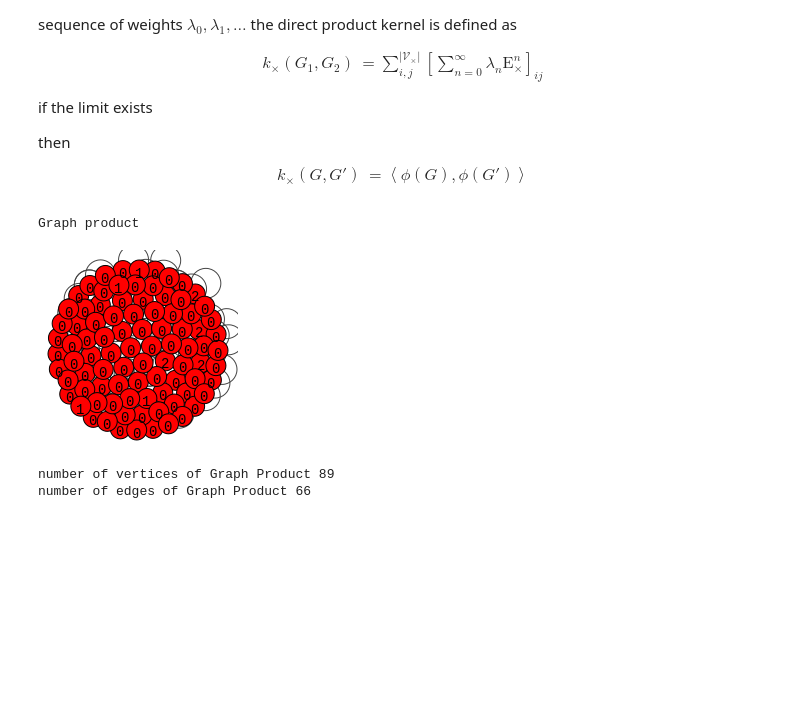
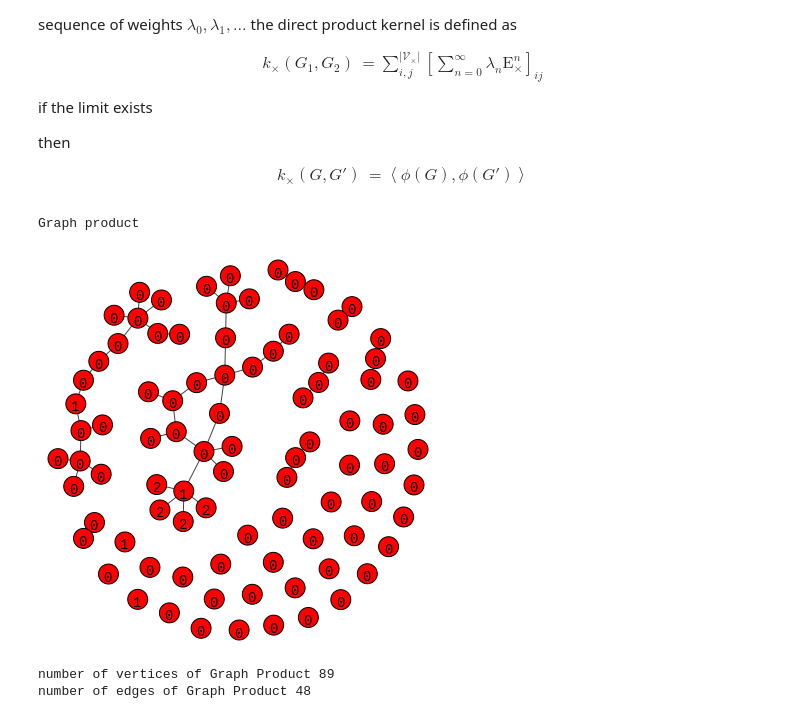
Before and after one commit to SaitejaUtpala/Implementation-of-Graph-kernels, a Jupyter notebook: Label_Pair_Graph_Kernels.ipynb, the cells around one changed output. Drawn from its saved outputs; the diff is of its cells as text; code cells hidden in the pictures; blank space fills up the shorter version.

Commit message:
fixed a bug in direct product function

```diff
--- a/Label_Pair_Graph_Kernels.ipynb
+++ b/Label_Pair_Graph_Kernels.ipynb
@@ -104,9 +104,9 @@ def get_data(path):
 # %%
 # making sure that multiple igraph plots are shown in single jupyter cell
 
-def plot(G,id):
+def plot(G,id,plt_dims=(200,200)):
   print("Graph "+id,end= "\n\n")
-  ig.plot(G,bbox = (200, 200)).save('temporary.png')
+  ig.plot(G,bbox = plt_dims).save('temporary.png')
   display(Image(filename='temporary.png'))
   os.remove('temporary.png')
 # %%
@@ -334,10 +334,10 @@ def direct_product(g1,g2):
       if e1['weight'] == e2['weight']:
 
         #check whether a vertex actually to product graph
-        e1_source_vertex,e1_target_vertex = g1.vs[e1.source],g1.vs[e1.source]
-        e2_source_vertex,e2_target_vertex = g2.vs[e2.source],g2.vs[e2.source]
+        e1_source_vertex,e1_target_vertex = g1.vs[e1.source],g1.vs[e1.target]
+        e2_source_vertex,e2_target_vertex = g2.vs[e2.source],g2.vs[e2.target]
 
-        if(e1_source_vertex['label'] == e2_source_vertex['label'] and e2_target_vertex['label'] == e2_target_vertex['label']):
+        if(e1_source_vertex['label'] == e2_source_vertex['label'] and e1_target_vertex['label'] == e2_target_vertex['label']):
 
           v1 = product_graph.vs.find(id=(e1_source_vertex['id'],e2_source_vertex['id']))
           v2 = product_graph.vs.find(id=(e1_target_vertex['id'],e2_target_vertex['id']))
@@ -345,12 +345,13 @@ def direct_product(g1,g2):
 
   return product_graph
 # %%
+#this is wrong have to fix direct_product
 product_graph = direct_product(G0,G1)
-plot(product_graph,"product")
+plot(product_graph,"product",(400,400))
 print("number of vertices of Graph Product" , product_graph.vcount())
 print("number of edges of Graph Product" , product_graph.ecount())
 # %% [output]
 Graph product
-[figure, old version]
+[figure, new version]
 number of vertices of Graph Product 89
-number of edges of Graph Product 66
+number of edges of Graph Product 48
```
